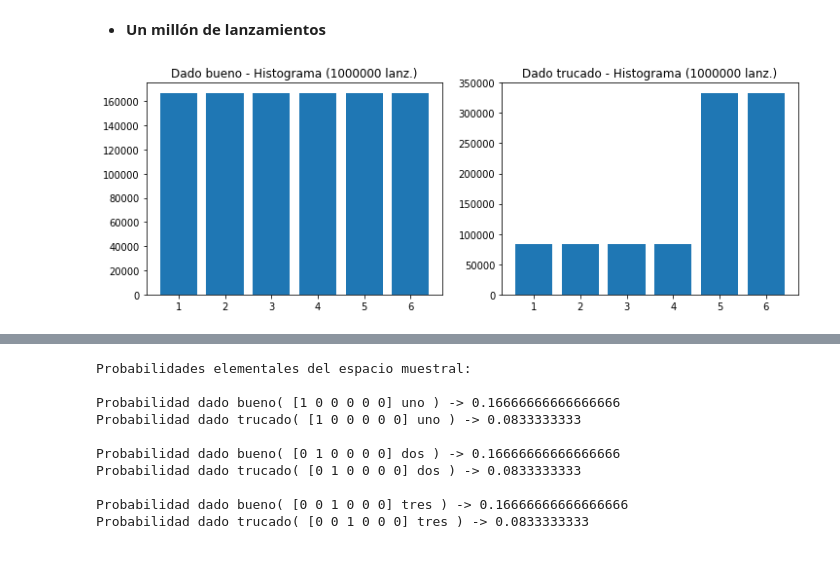
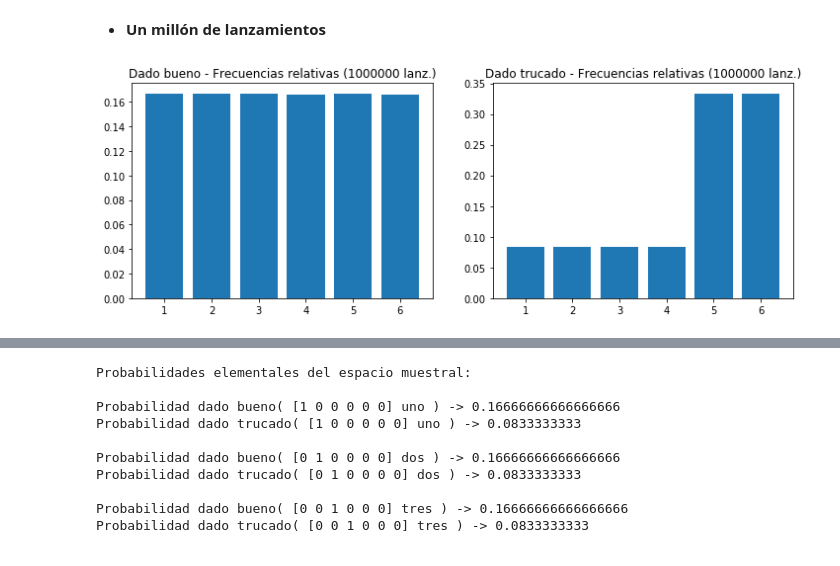
Before and after one commit to jruizalz/EPE-ULPGC, a Jupyter notebook: Bloque_1/2.Probabilidad_Sucesos.ipynb, the cells around one changed output, grey strips where cells are left out. Cells and saved outputs as stored; diff of their text form; code cells hidden in the pictures.

```diff
--- a/Bloque_1/2.Probabilidad_Sucesos.ipynb
+++ b/Bloque_1/2.Probabilidad_Sucesos.ipynb
@@ -289,20 +326,20 @@ Probabilidades muestrales dado trucado:
 # %%
 N=1000000
 seq1000000          = np.random.randint(1,7,N)
 repet1000000        = np.bincount(seq1000000)[1:]
 seq1000000Trucado   = dadoTrucado.rvs(loc=0, size=1000000, random_state=None)
 repet1000000Trucado = np.bincount(seq1000000Trucado)[1:]
 
 plt.figure(figsize=(12,4))
 plt.subplot(1,2,1)
-plt.bar(range(1,7),repet1000000)
-plt.title('Dado bueno - Histograma (1000000 lanz.)');
+plt.bar(range(1,7),repet1000000/1000000)
+plt.title('Dado bueno - Frecuencias relativas (1000000 lanz.)');
 
 plt.subplot(1,2,2)
-plt.bar(range(1,7),repet1000000Trucado)
-plt.title('Dado trucado - Histograma (1000000 lanz.)');
+plt.bar(range(1,7),repet1000000Trucado/1000000)
+plt.title('Dado trucado - Frecuencias relativas (1000000 lanz.)');
 # %% [output]
-[figure, old version]
+[figure, new version]
 # %%
 print('Probabilidades muestrales dado bueno: \n\t', repet1000000/N)
 print('Probabilidades muestrales dado trucado:\n\t', repet1000000Trucado/N)
```
Also changed, not shown: parts of 20 cells of this notebook, 1 other file.
